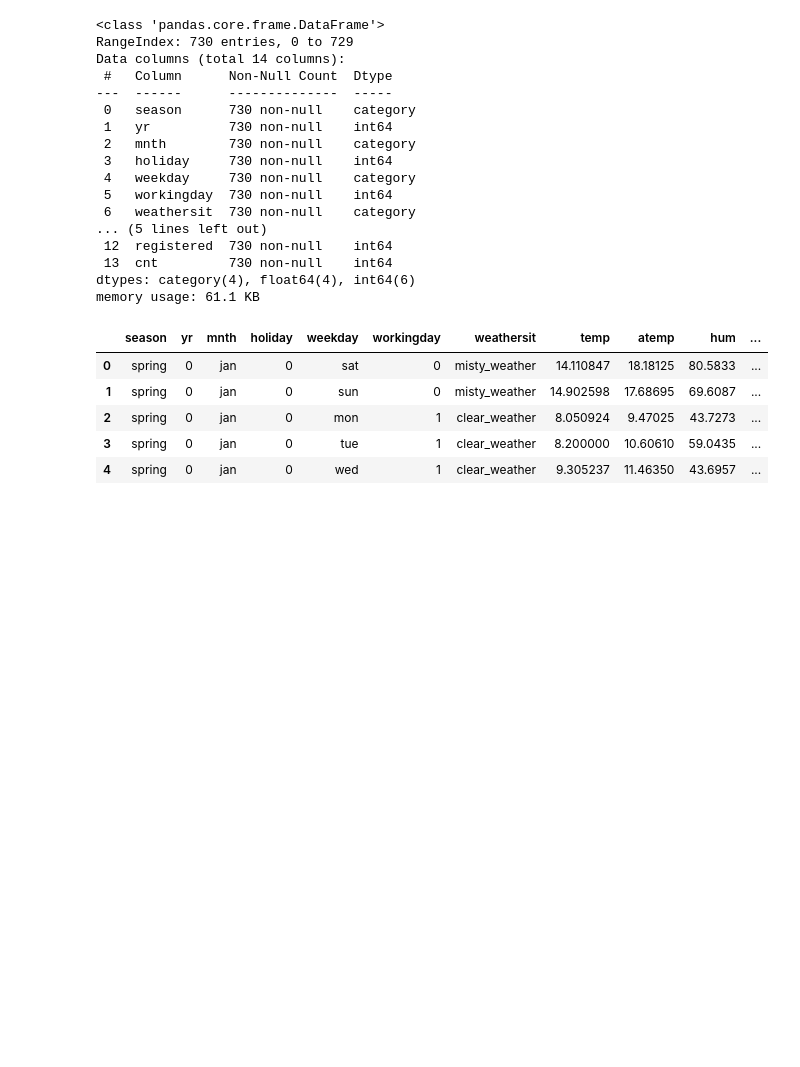
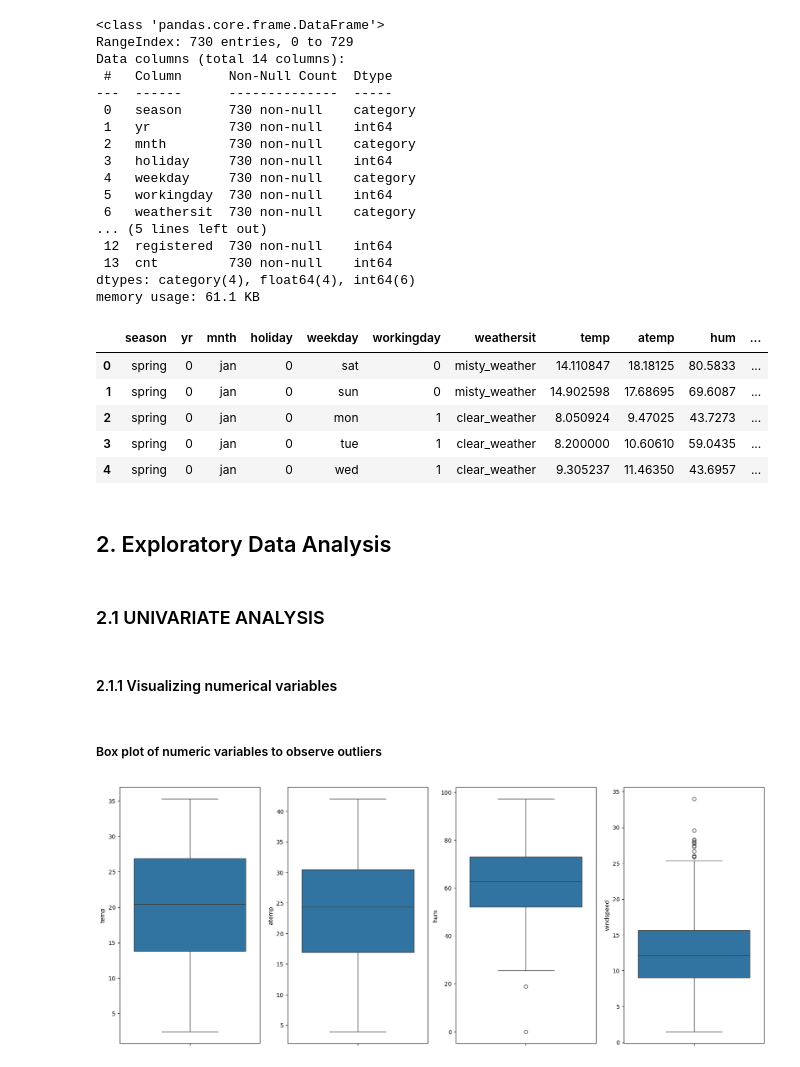
Before and after one commit to sunilkumarrudragada/bike-sharing-linear-regression, a Jupyter notebook: bike_sharing_linear_regression.ipynb, the cells around one changed output. Cells and saved outputs as stored; diff of their text form; code cells hidden in the pictures; blank space fills up the shorter version.

Commit message:
Univariate analysis

```diff
--- a/bike_sharing_linear_regression.ipynb
+++ b/bike_sharing_linear_regression.ipynb
@@ -157,3 +157,27 @@ df.head()
 | 2 | spring | 0 | jan | 0 | mon | 1 | clear_weather | 8.050924 | 9.47025 | 43.7273 | ... |
 | 3 | spring | 0 | jan | 0 | tue | 1 | clear_weather | 8.200000 | 10.60610 | 59.0435 | ... |
 | 4 | spring | 0 | jan | 0 | wed | 1 | clear_weather | 9.305237 | 11.46350 | 43.6957 | ... |
+# %% [markdown]
+## 2. Exploratory Data Analysis
+# %% [markdown]
+### 2.1 UNIVARIATE ANALYSIS
+# %% [markdown]
+#### 2.1.1 Visualizing numerical variables
+# %% [markdown]
+##### Box plot of numeric variables to observe outliers
+# %%
+# Visualizing numerical variables
+# 1.temp 2.atemp 3.hum 4.windspeed
+plt.figure(figsize=(20, 8))
+plt.subplot(1,4,1)
+sns.boxplot(y='temp', data=df)
+plt.subplot(1,4,2)
+sns.boxplot(y='atemp', data=df)
+plt.subplot(1,4,3)
+sns.boxplot(y='hum', data=df)
+plt.subplot(1,4,4)
+sns.boxplot(y='windspeed', data=df)
+
+plt.show()
+# %% [output]
+[figure, added]
```
Also changed, not shown: parts of 6 cells of this notebook.
